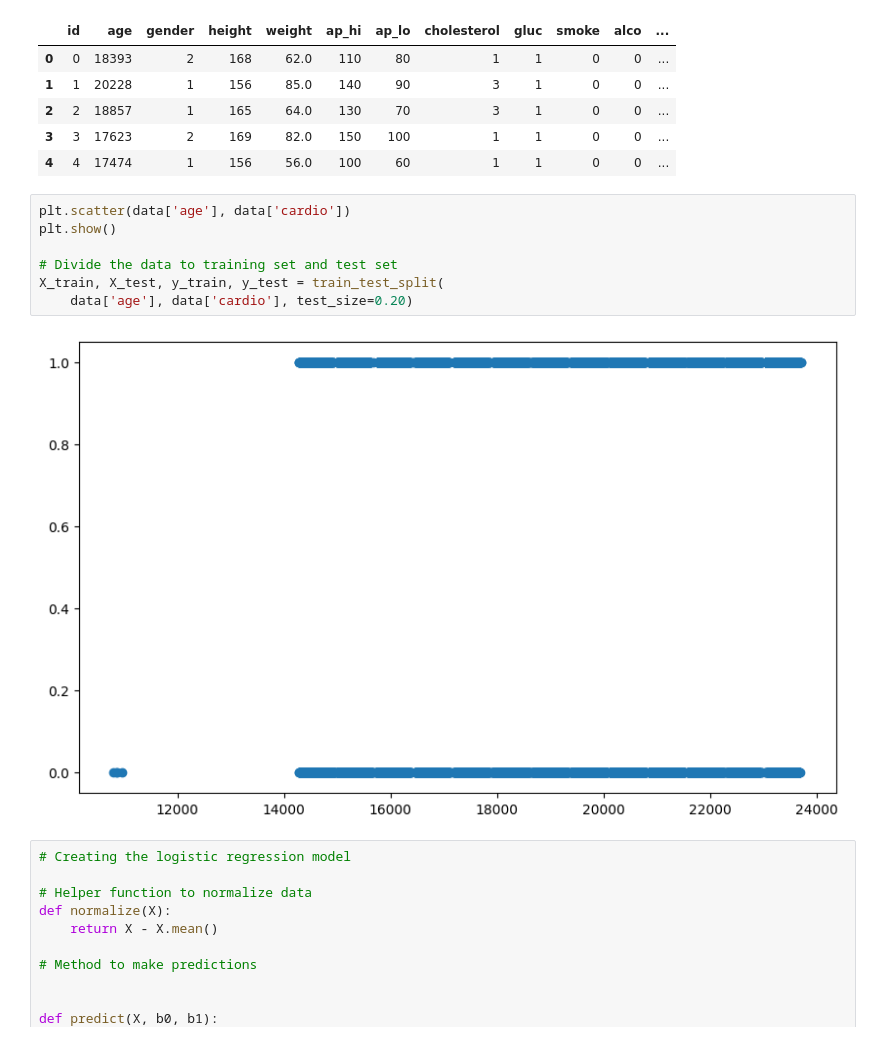
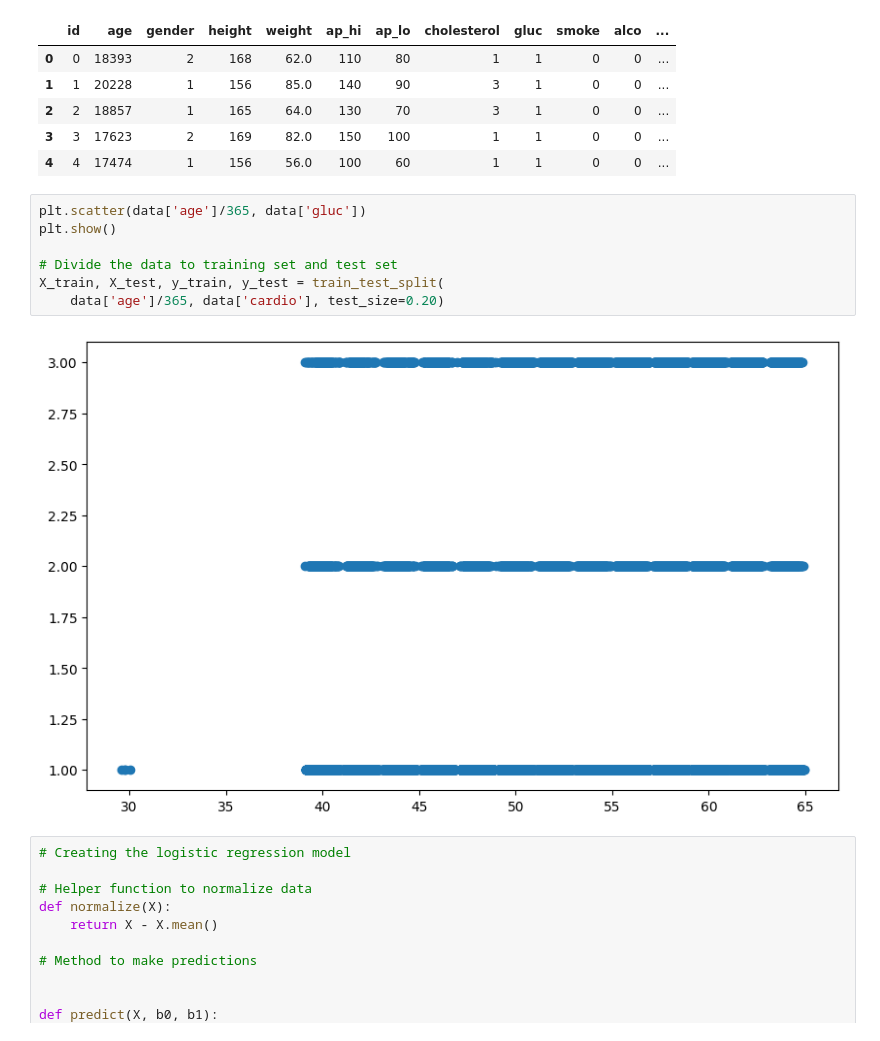
Before and after one commit to Hatrung1011/BTL_IoT, a Jupyter notebook: logiticRegression.ipynb, the cells around one changed output. Drawn from its saved outputs; the diff is of its cells as text.

```diff
--- a/logiticRegression.ipynb
+++ b/logiticRegression.ipynb
@@ -21,14 +21,14 @@ data.head()
 | 3 | 3 | 17623 | 2 | 169 | 82.0 | 150 | 100 | 1 | 1 | 0 | 0 | ... |
 | 4 | 4 | 17474 | 1 | 156 | 56.0 | 100 | 60 | 1 | 1 | 0 | 0 | ... |
 # %%
-plt.scatter(data['age'], data['cardio'])
+plt.scatter(data['age']/365, data['gluc'])
 plt.show()
 
 # Divide the data to training set and test set
 X_train, X_test, y_train, y_test = train_test_split(
-    data['age'], data['cardio'], test_size=0.20)
+    data['age']/365, data['cardio'], test_size=0.20)
 # %% [output]
-[figure, old version]
+[figure, new version]
 # %%
 # Creating the logistic regression model
 
```
Also changed, not shown: parts of 2 cells of this notebook.
